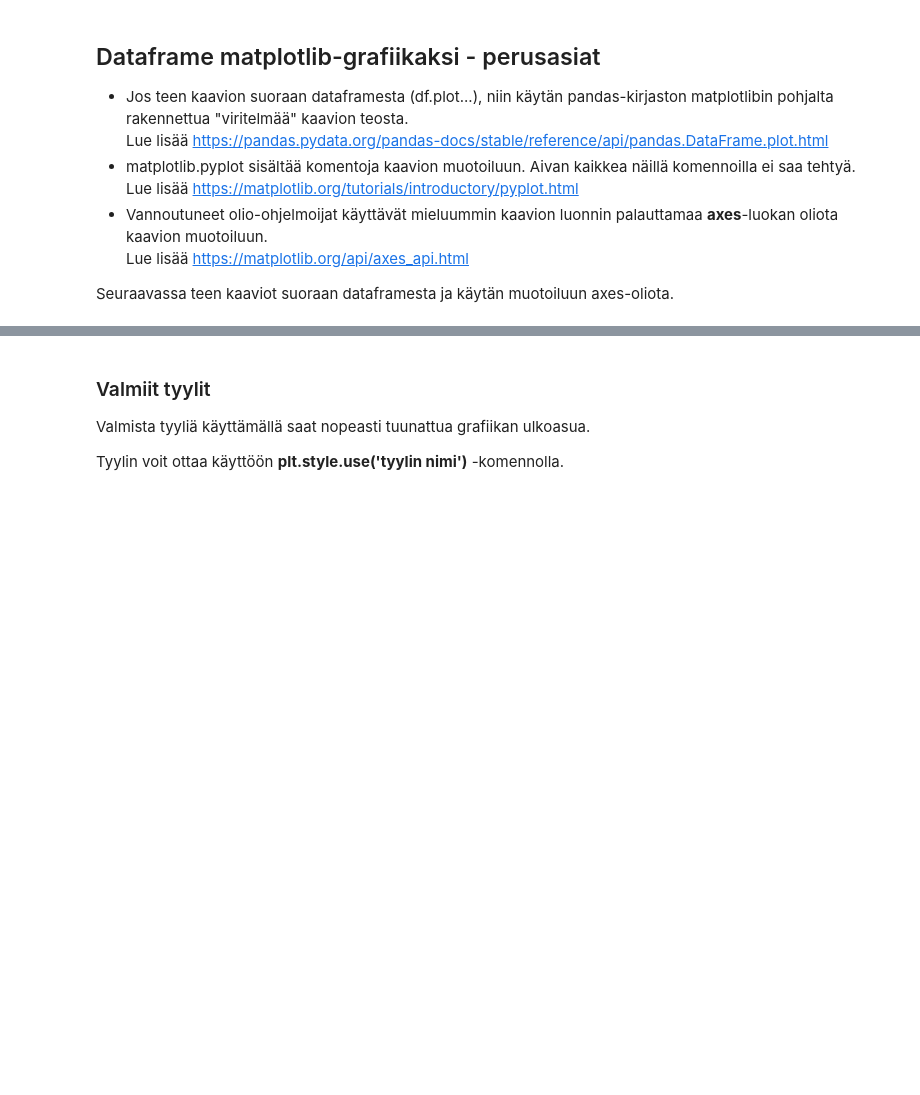
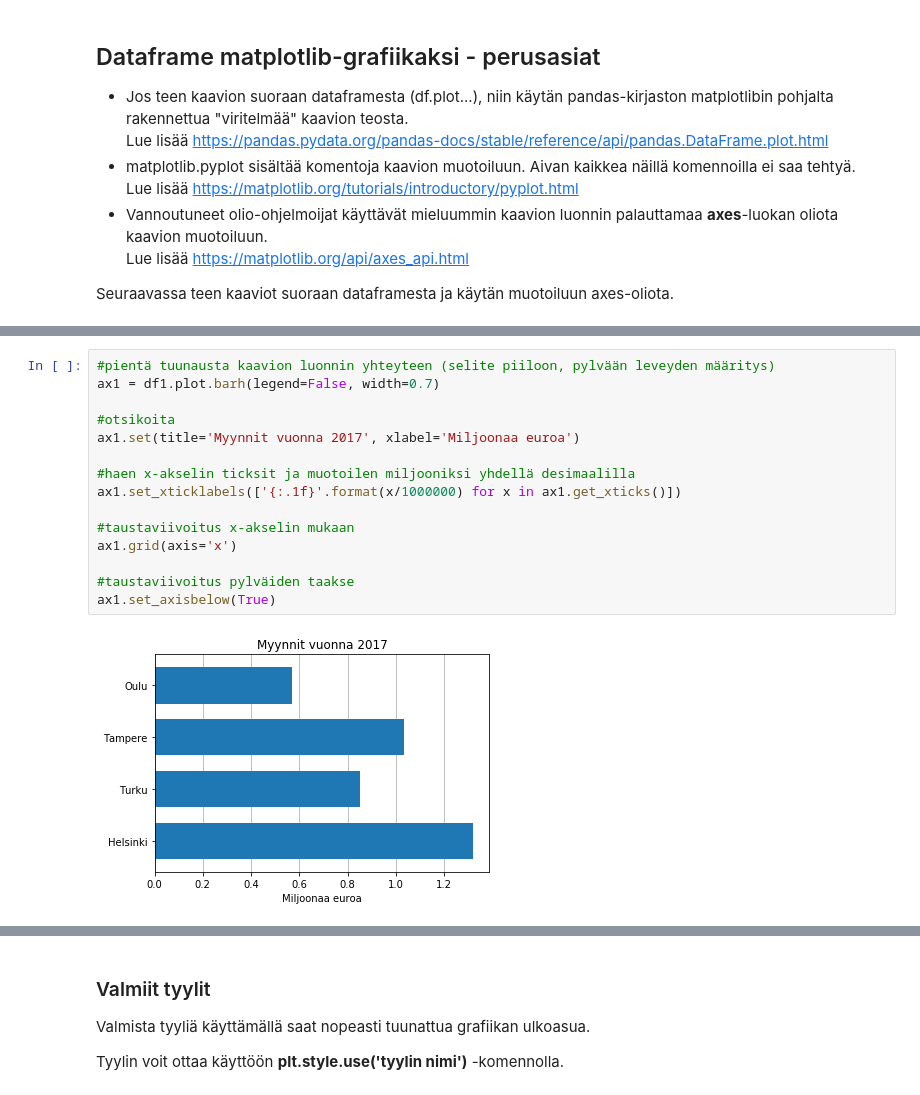
Before and after one commit to taanila/kaaviot, a Jupyter notebook: matplotlib.ipynb, the cells around one changed output, grey strips where cells are left out. Saved outputs shown, nothing was run; the diff lists cells and outputs as text; blank space fills up the shorter version.

```diff
--- a/matplotlib.ipynb
+++ b/matplotlib.ipynb
@@ -16,0 +45,17 @@ import matplotlib.pyplot as plt
+# %%
+#pientä tuunausta kaavion luonnin yhteyteen (selite piiloon, pylvään leveyden määritys)
+ax1 = df1.plot.barh(legend=False, width=0.7)
+
+#otsikoita
+ax1.set(title='Myynnit vuonna 2017', xlabel='Miljoonaa euroa')
+
+#haen x-akselin ticksit ja muotoilen miljooniksi yhdellä desimaalilla
+ax1.set_xticklabels(['{:.1f}'.format(x/1000000) for x in ax1.get_xticks()])
+
+#taustaviivoitus x-akselin mukaan
+ax1.grid(axis='x')
+
+#taustaviivoitus pylväiden taakse
+ax1.set_axisbelow(True)
+# %% [output]
+[figure, added]
```
Also changed, not shown: parts of 31 cells of this notebook.
